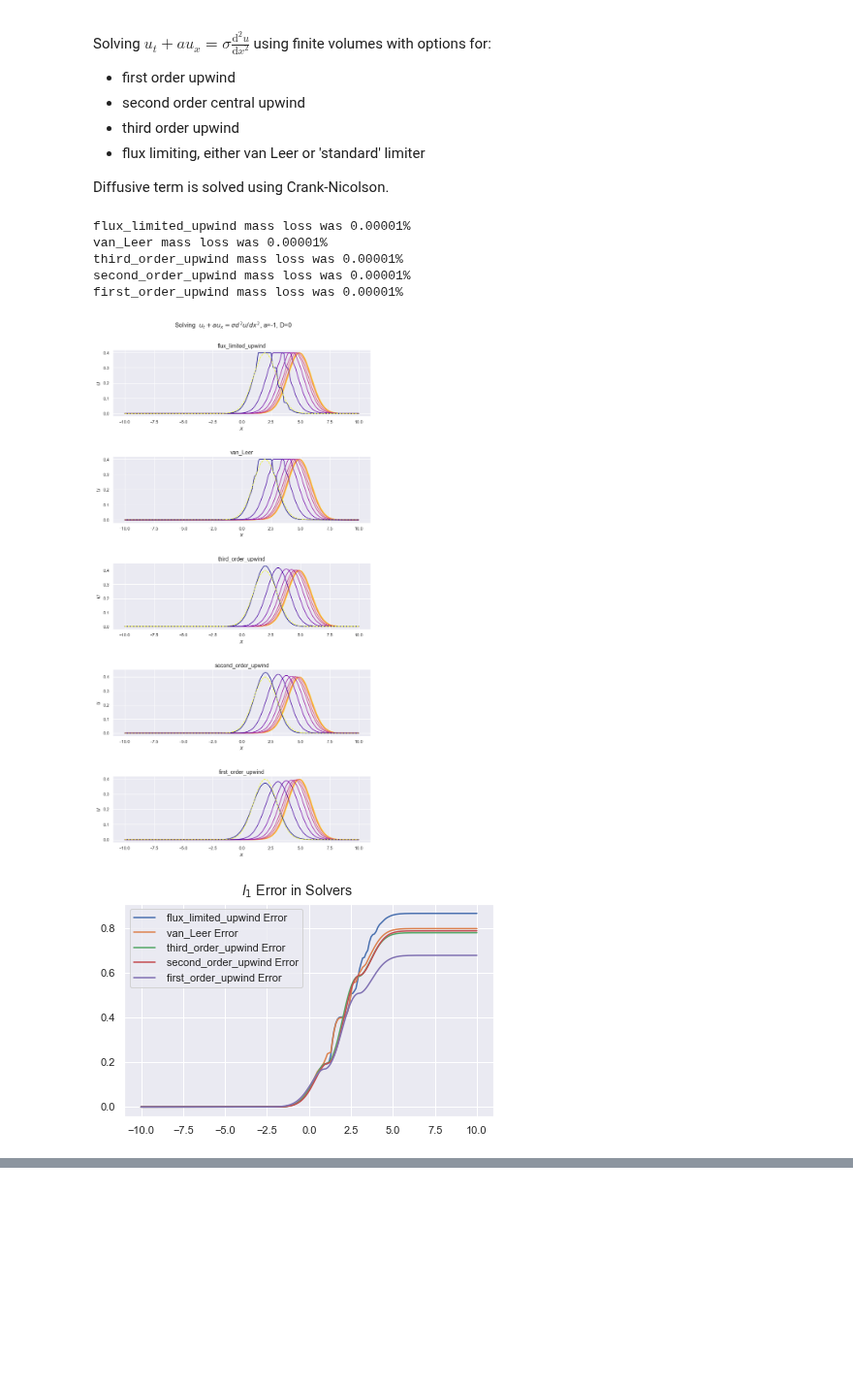
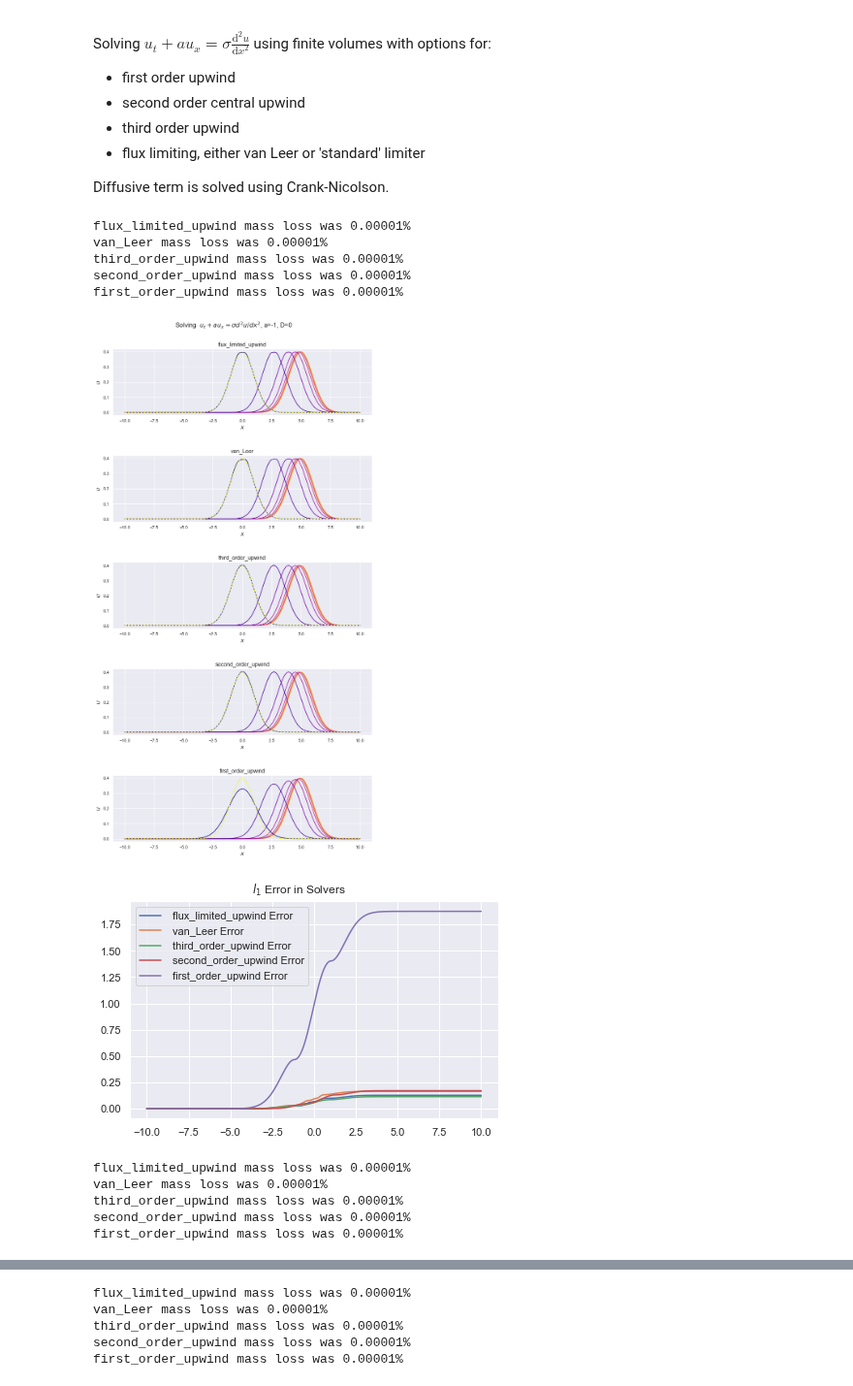
Before and after one commit to Tom271/InteractingParticleSystems, a Jupyter notebook: LinearAdvection.ipynb, the cells around one changed output, grey strips where cells are left out. Shown at 97% size. Drawn from its saved outputs; the diff is of its cells as text; code cells hidden in the pictures; blank space fills up the shorter version.

```diff
--- a/LinearAdvection.ipynb
+++ b/LinearAdvection.ipynb
@@ -108,9 +108,10 @@ def solve_adv_diff_eqn(adv_solver='first_order_upwind', a=1, D=1, dt=0.001, dx=0
     print('{} mass loss was {:.5f}%'.format(adv_solver, mass_loss))
     return x, U
 # %%
+%%timeit
 wavespeed = -1
 diffusion = 0
-T_final = 3
+T_final = 5
 length = 10
 
 def gaussian(x): return stats.norm.pdf(x, loc=5, scale=1)
@@ -138,34 +139,39 @@ err_fig, err_ax= plt.subplots()
 if len(adv_solvers) == 1:
     ax = [ax]
 for idx, solver in enumerate(adv_solvers):
-    adv_x, adv_sol = solve_adv_diff_eqn(adv_solver=solver, a=wavespeed, D=diffusion, T_end=T_final, dx=0.1, dt=0.05, L=length, initial_dist=initial_data)
+    adv_x, adv_sol = solve_adv_diff_eqn(adv_solver=solver, a=wavespeed, D=diffusion, T_end=T_final, dx=0.1, dt=0.005, L=length, initial_dist=initial_data)
     ax[idx].set_title(solver, fontsize=14)
     ax[idx].set_xlabel(r'$x$', fontsize=14)
     ax[idx].set_ylabel(r'$u$', fontsize=14)
     ax[idx].set_prop_cycle(color=[colormap(k) for k in np.linspace(1, 0, 10)])
     for i in np.logspace(0, np.log10(np.size(adv_sol, axis=0)-1), num=10):
         ax[idx].plot(adv_x, adv_sol[int(i),])
     ax[idx].plot(adv_x, initial_data(adv_x-wavespeed*T_final), ls='--')
     true_sol = initial_data(adv_x-wavespeed*T_final)
     err_ax.plot(adv_x, np.cumsum(abs(true_sol - adv_sol[-1,])), label=' {} Error'.format(solver))
     err_ax.legend()
 
 err_fig.suptitle(r'$l_1$ Error in Solvers')
 err_fig.show()
 fig.tight_layout(rect=[0, 0.03, 1, 0.95])
 fig.subplots_adjust(hspace=0.6)
 fig.show()
 plt.tight_layout(rect=[0, 0.03, 1, 0.95])
 
 savepath = './'
 #Uncomment to save in parent directory
 # plt.savefig(savepath+'{}.jpg'.format('upwind'), format='jpg', dpi=1000)
 plt.show()
 # %% [output]
 flux_limited_upwind mass loss was 0.00001%
 van_Leer mass loss was 0.00001%
 third_order_upwind mass loss was 0.00001%
 second_order_upwind mass loss was 0.00001%
 first_order_upwind mass loss was 0.00001%
-[figure, old version]
+[figure, new version]
-[figure, old version]
+[figure, new version]
+flux_limited_upwind mass loss was 0.00001%
+van_Leer mass loss was 0.00001%
+third_order_upwind mass loss was 0.00001%
+second_order_upwind mass loss was 0.00001%
+first_order_upwind mass loss was 0.00001%
@@ -171,0 +180,5 @@ first_order_upwind mass loss was 0.00001%
+flux_limited_upwind mass loss was 0.00001%
+van_Leer mass loss was 0.00001%
+third_order_upwind mass loss was 0.00001%
+second_order_upwind mass loss was 0.00001%
+first_order_upwind mass loss was 0.00001%
```
Also changed, not shown: parts of 1 cell of this notebook, 3 other files.
